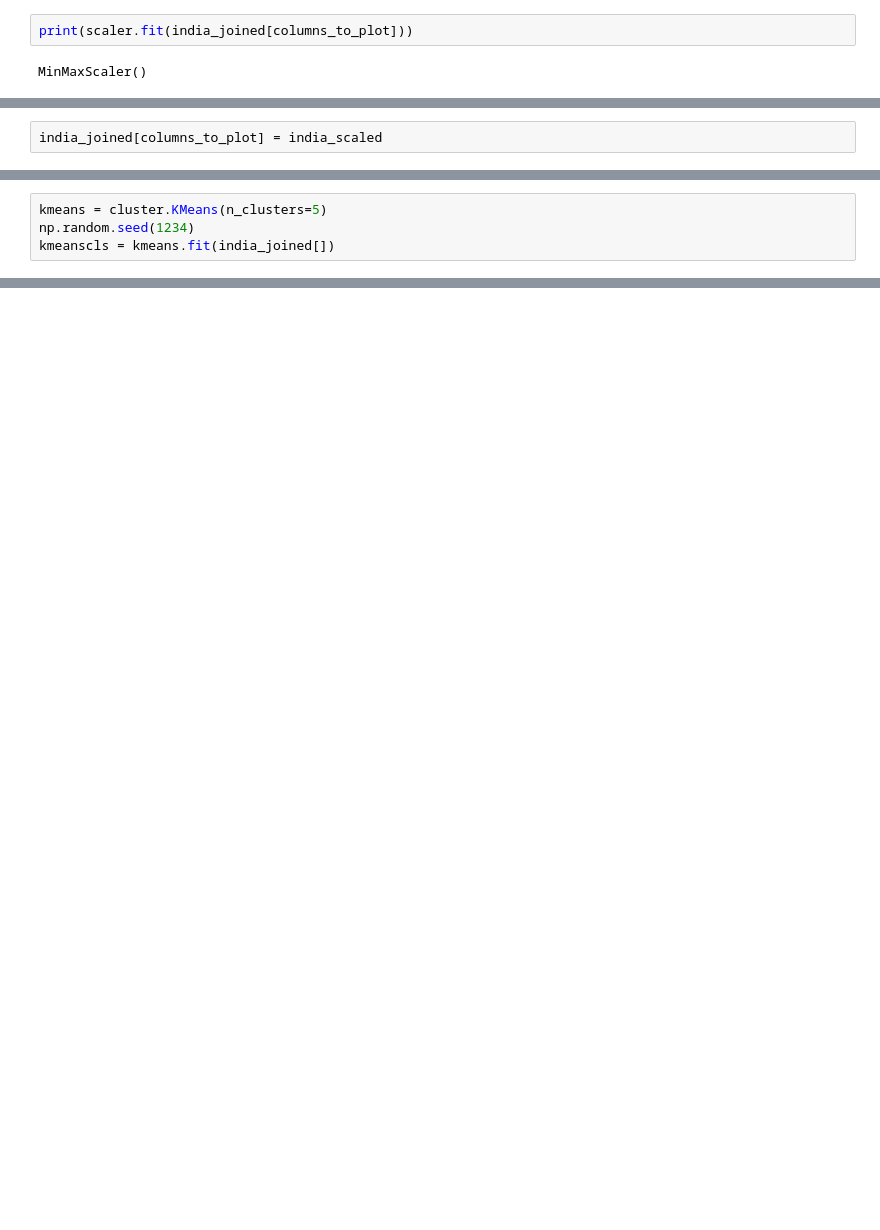
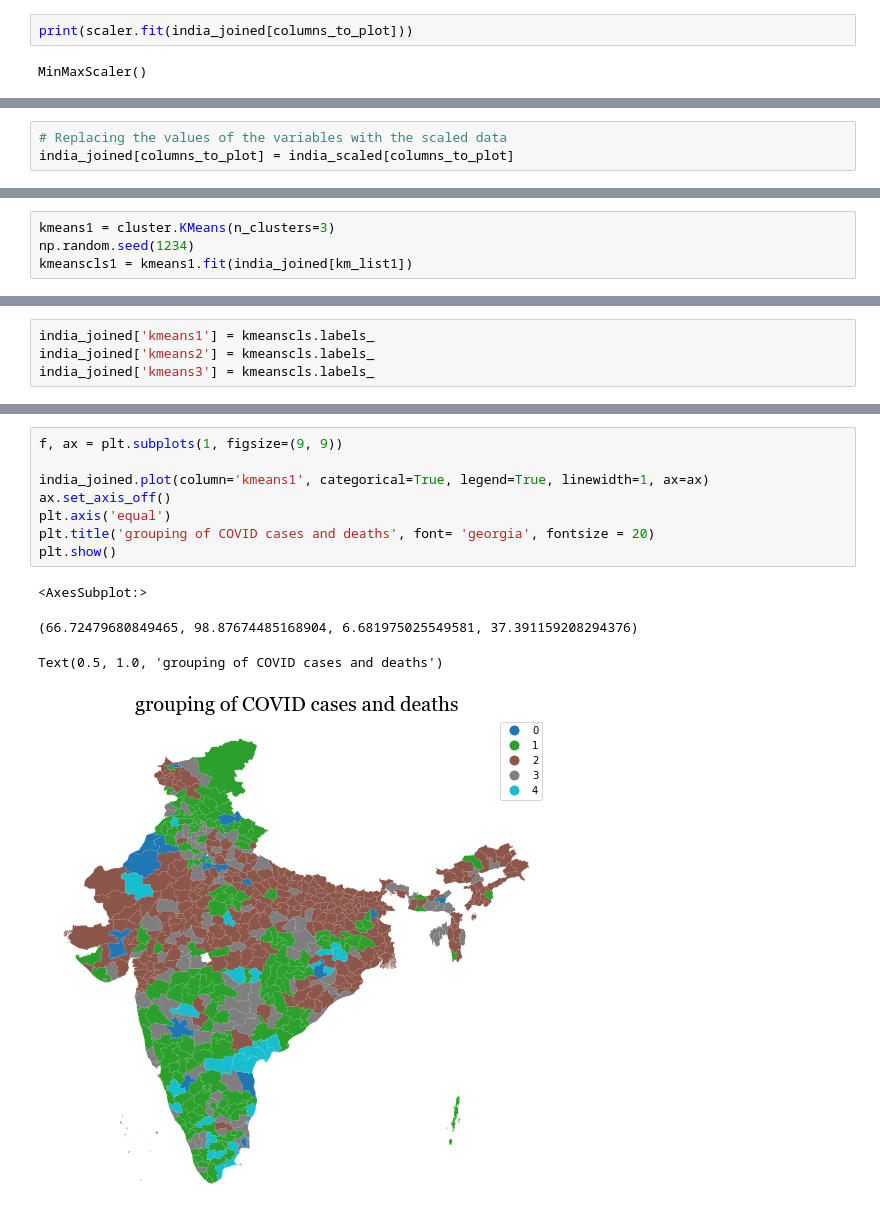
Before and after one commit to Daniel-Los/Introduction-to-datascience-final-project, a Jupyter notebook: Map_India.ipynb, the cells around one changed output, grey strips where cells are left out. Saved outputs shown, nothing was run; the diff lists cells and outputs as text; blank space fills up the shorter version.

Commit message:
grafieken en clustering

```diff
--- a/Map_India.ipynb
+++ b/Map_India.ipynb
@@ -249,5 +242,6 @@ india_scaled
 # %%
-india_joined[columns_to_plot] = india_scaled
+# Replacing the values of the variables with the scaled data
+india_joined[columns_to_plot] = india_scaled[columns_to_plot]
 # %%
 india_joined
 # %% [output]
@@ -267,4 +278,4 @@ india_joined
 # %%
-kmeans = cluster.KMeans(n_clusters=5)
+kmeans1 = cluster.KMeans(n_clusters=3)
 np.random.seed(1234)
-kmeanscls = kmeans.fit(india_joined[])
+kmeanscls1 = kmeans1.fit(india_joined[km_list1])
@@ -270,0 +290,4 @@ kmeanscls = kmeans.fit(india_joined[])
+# %%
+india_joined['kmeans1'] = kmeanscls.labels_
+india_joined['kmeans2'] = kmeanscls.labels_
+india_joined['kmeans3'] = kmeanscls.labels_
@@ -270,0 +396,13 @@ kmeanscls = kmeans.fit(india_joined[])
+# %%
+f, ax = plt.subplots(1, figsize=(9, 9))
+
+india_joined.plot(column='kmeans1', categorical=True, legend=True, linewidth=1, ax=ax)
+ax.set_axis_off()
+plt.axis('equal')
+plt.title('grouping of COVID cases and deaths', font= 'georgia', fontsize = 20)
+plt.show()
+# %% [output]
+<AxesSubplot:>
+(66.72479680849465, 98.87674485168904, 6.681975025549581, 37.391159208294376)
+Text(0.5, 1.0, 'grouping of COVID cases and deaths')
+[figure, added]
```
Also changed, not shown: parts of 25 cells of this notebook, 2 other files.
